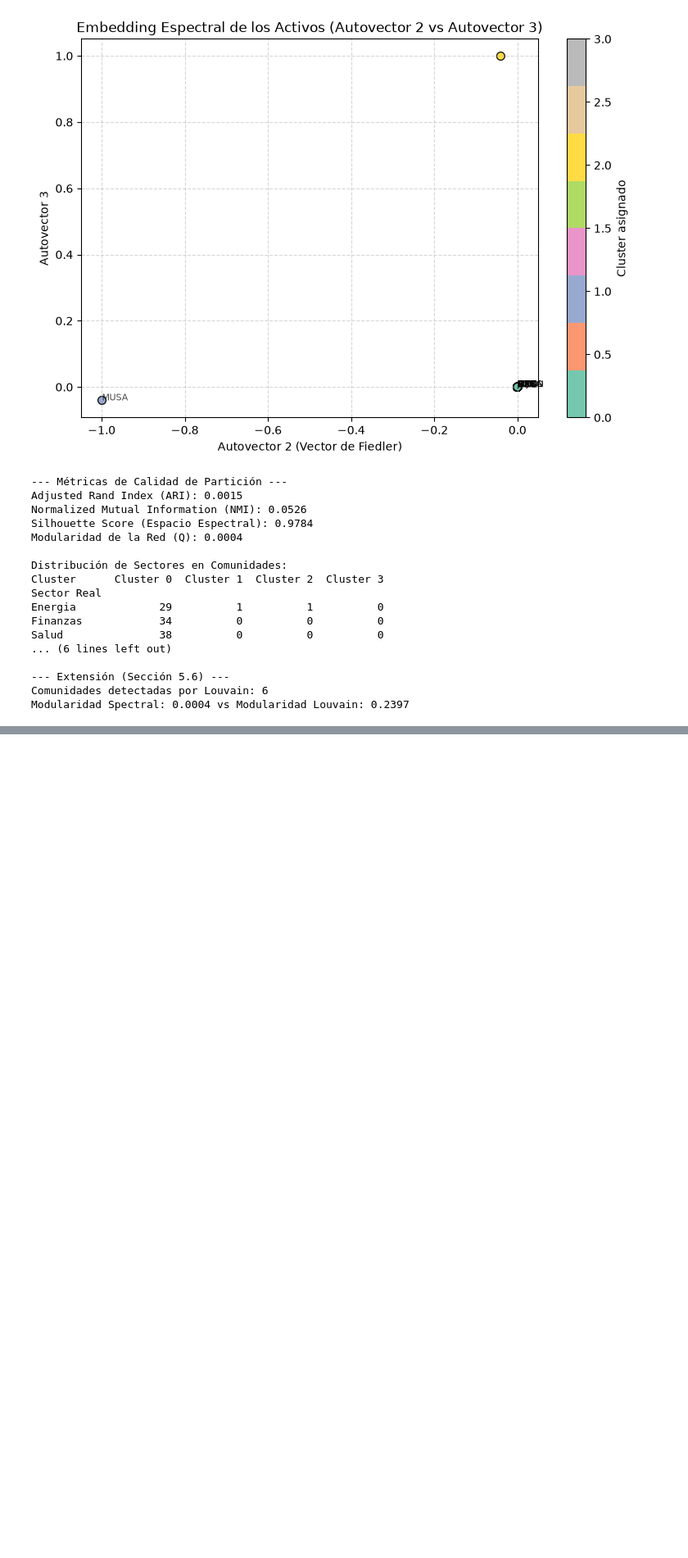
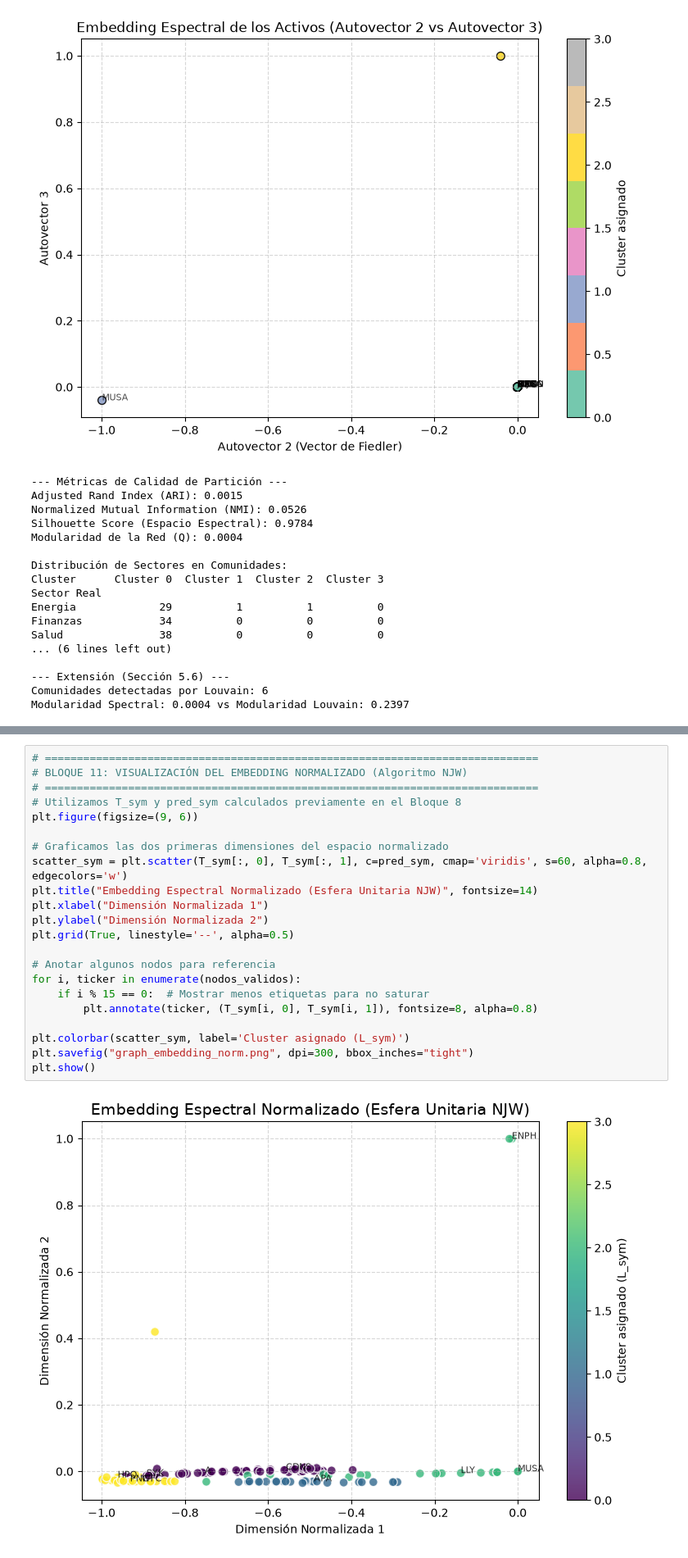
Before and after one commit to troncos22/Tareas_2026_2, a Jupyter notebook: Lin_Opti/Untitled.ipynb, the cells around one changed output, grey strips where cells are left out. Shown at 82% size. Saved outputs shown, nothing was run; the diff lists cells and outputs as text; blank space fills up the shorter version.

```diff
--- a/Lin_Opti/Untitled.ipynb
+++ b/Lin_Opti/Untitled.ipynb
@@ -418,0 +445,24 @@ Modularidad Spectral: 0.0004 vs Modularidad Louvain: 0.2397
+# %%
+# =============================================================================
+# BLOQUE 11: VISUALIZACIÓN DEL EMBEDDING NORMALIZADO (Algoritmo NJW)
+# =============================================================================
+# Utilizamos T_sym y pred_sym calculados previamente en el Bloque 8
+plt.figure(figsize=(9, 6))
+
+# Graficamos las dos primeras dimensiones del espacio normalizado
+scatter_sym = plt.scatter(T_sym[:, 0], T_sym[:, 1], c=pred_sym, cmap='viridis', s=60, alpha=0.8, edgecolors='w')
+plt.title("Embedding Espectral Normalizado (Esfera Unitaria NJW)", fontsize=14)
+plt.xlabel("Dimensión Normalizada 1")
+plt.ylabel("Dimensión Normalizada 2")
+plt.grid(True, linestyle='--', alpha=0.5)
+
+# Anotar algunos nodos para referencia
+for i, ticker in enumerate(nodos_validos):
+    if i % 15 == 0:  # Mostrar menos etiquetas para no saturar
+        plt.annotate(ticker, (T_sym[i, 0], T_sym[i, 1]), fontsize=8, alpha=0.8)
+
+plt.colorbar(scatter_sym, label='Cluster asignado (L_sym)')
+plt.savefig("graph_embedding_norm.png", dpi=300, bbox_inches="tight")
+plt.show()
+# %% [output]
+[figure, added]
```
Also changed, not shown: parts of 2 cells of this notebook, 10 other files.
